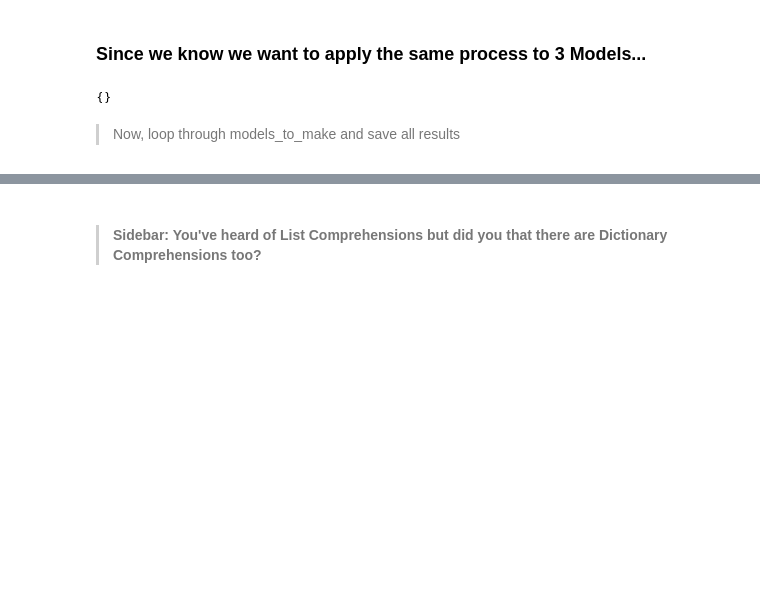
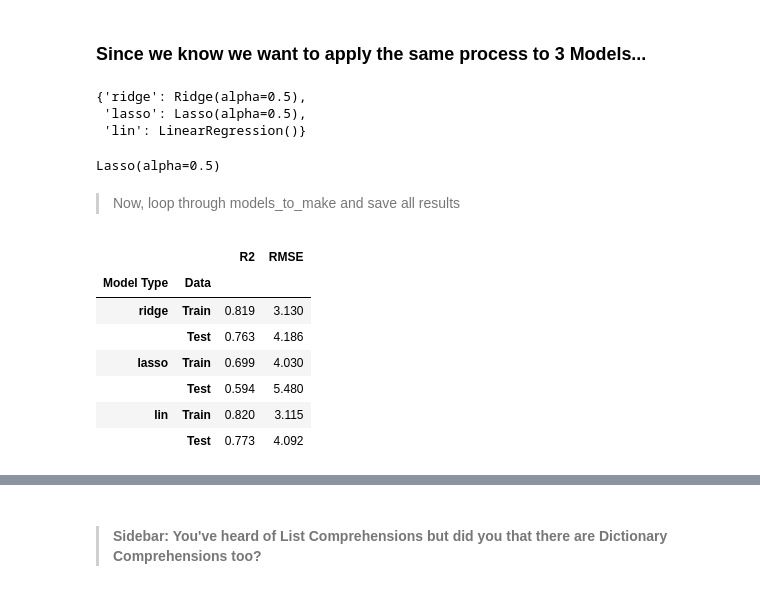
Before and after one commit to flatiron-school/Online-DS-FT-022221-Cohort-Notes, a Jupyter notebook: Phase_3/topic_24_regularization/topic_24_Regularization_Ridge_Lasso_v2_SG.ipynb, the cells around one changed output, grey strips where cells are left out. Cells and saved outputs as stored; diff of their text form; code cells hidden in the pictures; blank space fills up the shorter version.

```diff
--- a/Phase_3/topic_24_regularization/topic_24_Regularization_Ridge_Lasso_v2_SG.ipynb
+++ b/Phase_3/topic_24_regularization/topic_24_Regularization_Ridge_Lasso_v2_SG.ipynb
@@ -242,2 +241,24 @@ def make_model():
+# %%
+from sklearn.metrics import r2_score, mean_squared_error
+def fit_model(model,X_train, X_test,y_train,y_test):
+
+    model.fit(X_train, y_train)
+    # Generate preditions for training and test sets
+    y_hat_train = model.predict(X_train)
+    y_hat_test = model.predict(X_test)
+
+    rmse_train = mean_squared_error(y_train, y_hat_train,squared=False)
+    rmse_test = mean_squared_error(y_test, y_hat_test,squared=False)
+
+    r2_train = r2_score(y_train,y_hat_train)
+    r2_test = r2_score(y_test,y_hat_test)
+
+    res = [['Data','R2','RMSE']]
+    res.append(['Train',r2_train,rmse_train])
+    res.append(['Test',r2_test,rmse_test])
+    res_df = pd.DataFrame(res[1:],columns =res[0]).round(3)
+    return res_df, model
 # %%
 ## Test our function
+res_df, linreg = fit_model(LinearRegression(),X_train_tf, X_test_tf,y_train,y_test)
+res_df
@@ -257,41 +317,62 @@ def get_coefficients():
 ### Since we know we want to apply the same process to 3 Models...
 # %%
 ## Use a dictionary to store our models
-models_to_make = {}
+models_to_make = dict( ridge = Ridge(alpha=0.5),
+                      lasso = Lasso(alpha=0.5),
+                      lin = LinearRegression())
 # %%
 models_to_make
 # %% [output]
-{}
+{'ridge': Ridge(alpha=0.5),
+ 'lasso': Lasso(alpha=0.5),
+ 'lin': LinearRegression()}
 # %%
 ## Test our dictionary's entry for lasso
+models_to_make['lasso']
+# %% [output]
+Lasso(alpha=0.5)
 # %% [markdown]
 > Now, loop through models_to_make and save all results
 # %%
 ## Loop through models_to_make and save all results
 
 ## Create an empty list to store result dfs
 results = []
 
 ## Create an empty dict to store fit models
 fit_models={}
 
 
 ## Loop through the model_type and model from models_to_make
-
+for model_type,model in models_to_make.items():
 
     ## get model results and fit model using make_model
+    res_df, f_model = fit_model(model,X_train_tf, X_test_tf,y_train,y_test)
 
 
     ## Add model type as column to res
+    res_df['Model Type'] = model_type
 
     ## Save df to list
-
+    results.append(res_df)
 
     ## Save fit model to models dict
-
+    fit_models[model_type] = f_model
 
 
 
 ## Concatenate results and set Type/data as index
+df_res = pd.concat(results)
+df_res = df_res.set_index(['Model Type','Data'])
+df_res
+# %% [output]
+|  |  | R2 | RMSE |
+| Model Type | Data |  |  |
+| ridge | Train | 0.819 | 3.130 |
+|  | Test | 0.763 | 4.186 |
+| lasso | Train | 0.699 | 4.030 |
+|  | Test | 0.594 | 5.480 |
+| lin | Train | 0.820 | 3.115 |
+|  | Test | 0.773 | 4.092 |
 # %%
 ## Use styling to make it easier to find the best scores.
```
Also changed, not shown: parts of 23 cells of this notebook, 1 other file.
